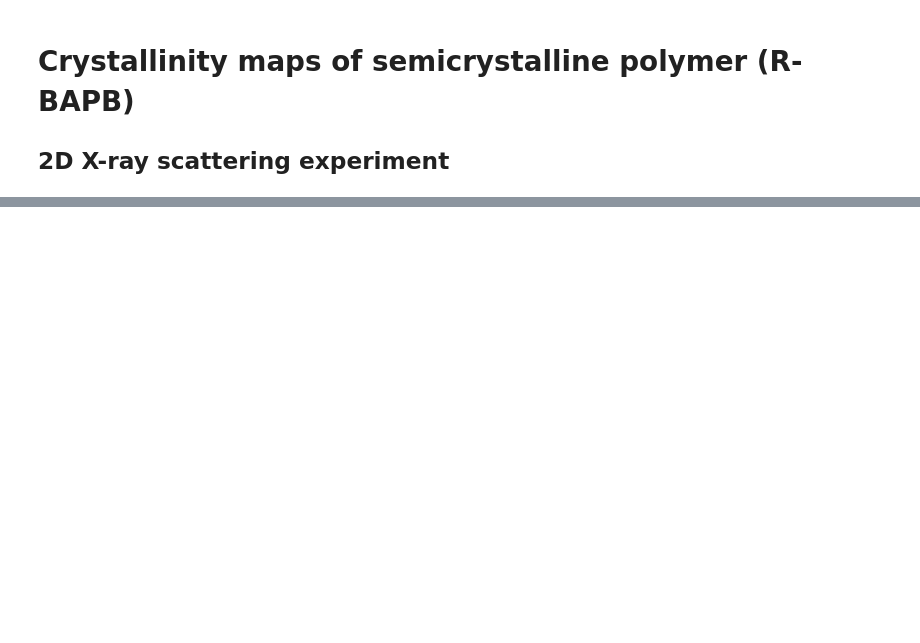
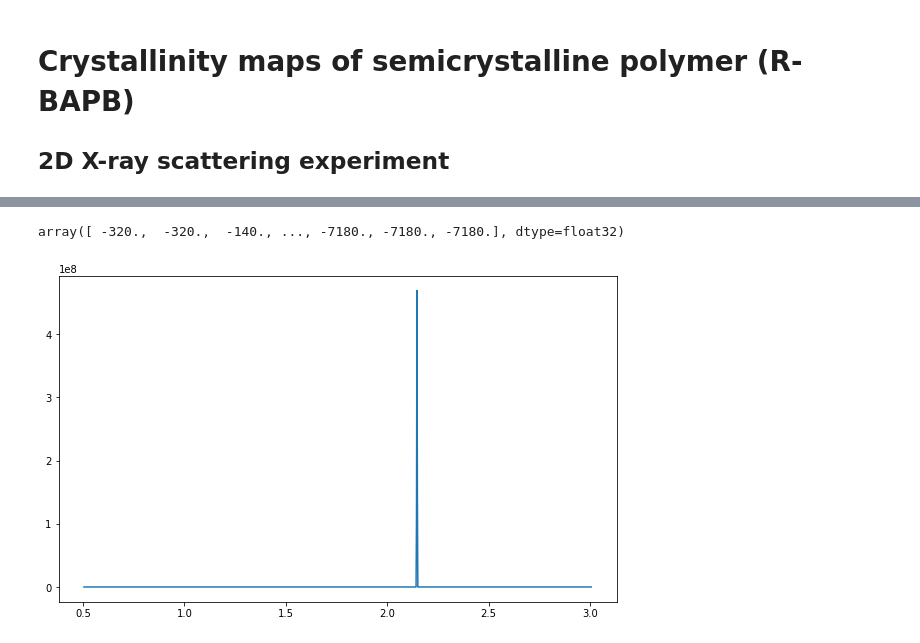
Before and after one commit to savilova/lab-xrda, a Jupyter notebook: Mapping.ipynb, the cells around one changed output, grey strips where cells are left out. Drawn from its saved outputs; the diff is of its cells as text; code cells hidden in the pictures; blank space fills up the shorter version.

```diff
--- a/Mapping.ipynb
+++ b/Mapping.ipynb
@@ -67,25 +113,28 @@ for row in scan:
 plt.imshow(scan, cmap = 'jet', clim = (0.01,0.7))
 # %%
 
-min_ROI_q = 570 # region of interest for q, data point indices
-max_ROI_q = 650
+min_ROI_q = 230 # region of interest for q, data point indices
+max_ROI_q = 1375
 
 profile_sum = np.zeros(all_scans.shape[2], dtype=np.float32)
 
 j_counter = 0
 for j in range (min_ROI_chi,max_ROI_chi):
     profile = np.nan_to_num(scan[j])
     profile_sum += profile
     j_counter+=1
 #profile_sum/=j_counter
 
 
 x = q_set[min_ROI_q:max_ROI_q]
 y = profile_sum[min_ROI_q:max_ROI_q]
 
 plt.figure(figsize=(10,6))
 plt.plot(x,y)
 profile_sum
+# %% [output]
+array([ -320.,  -320.,  -140., ..., -7180., -7180., -7180.], dtype=float32)
+[figure, added]
 # %%
 #local normalisation
 local_mu = np.nanmean(profile_sum[min_ROI_q-100:max_ROI_q+100])
```
Also changed, not shown: parts of 32 cells of this notebook.
